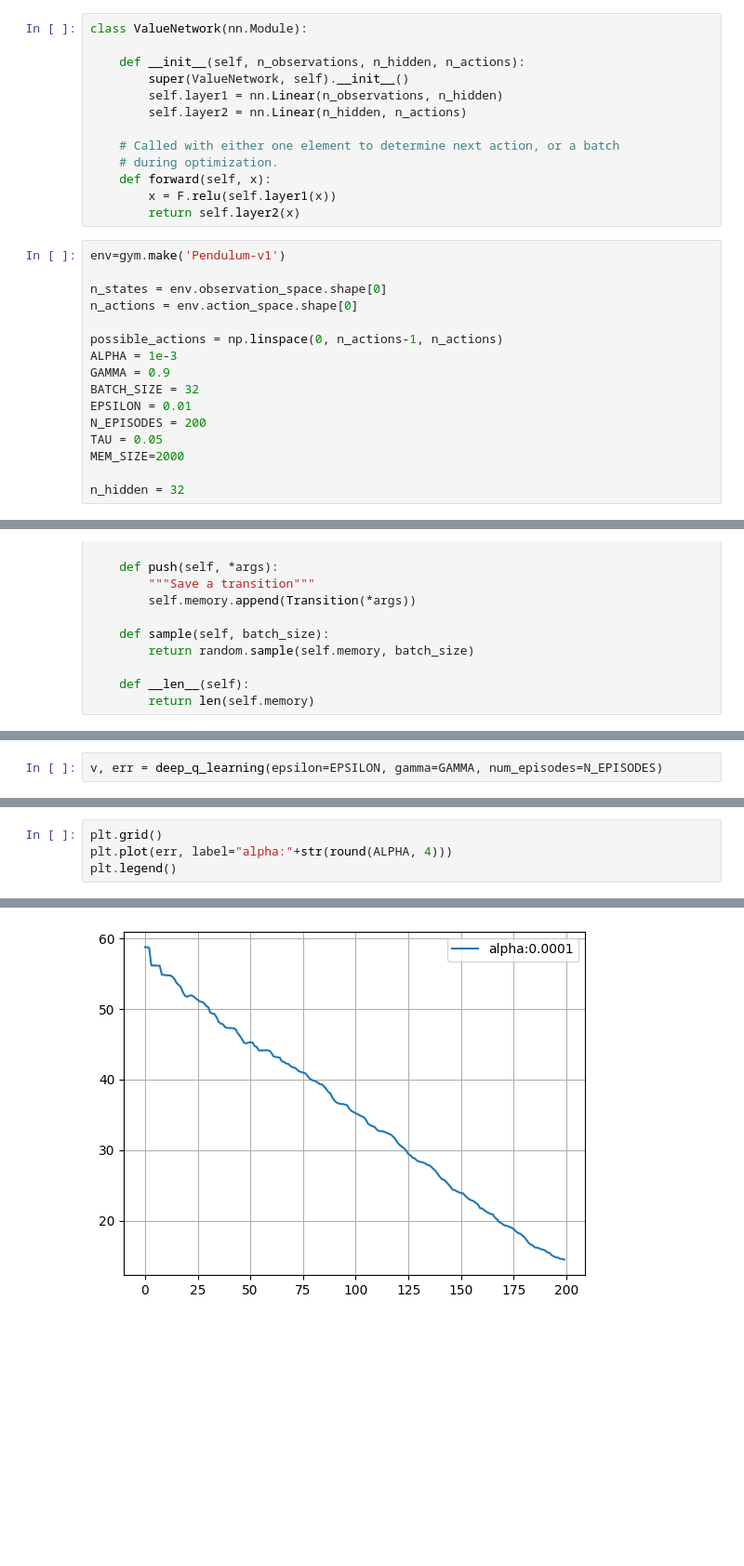
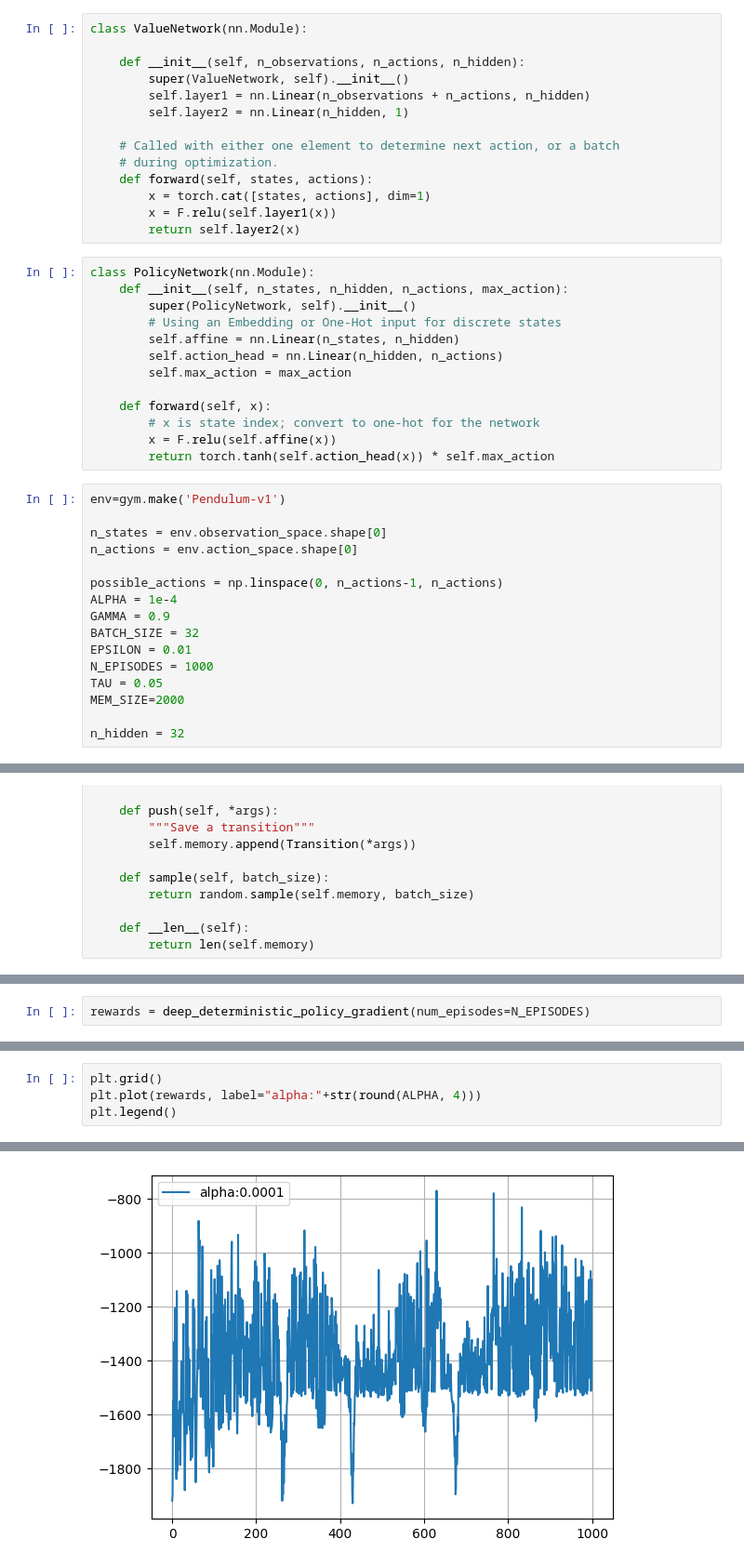
Before and after one commit to ToyProblems-xyz/Notebooks, a Jupyter notebook: src/DDPG.ipynb, the cells around one changed output, grey strips where cells are left out. Shown at 93% size. Cells and saved outputs as stored; diff of their text form; blank space fills up the shorter version.

```diff
--- a/src/DDPG.ipynb
+++ b/src/DDPG.ipynb
@@ -21,16 +21,30 @@ device = torch.device(
 # %%
 class ValueNetwork(nn.Module):
 
-    def __init__(self, n_observations, n_hidden, n_actions):
+    def __init__(self, n_observations, n_actions, n_hidden):
         super(ValueNetwork, self).__init__()
-        self.layer1 = nn.Linear(n_observations, n_hidden)
-        self.layer2 = nn.Linear(n_hidden, n_actions)
+        self.layer1 = nn.Linear(n_observations + n_actions, n_hidden)
+        self.layer2 = nn.Linear(n_hidden, 1)
 
     # Called with either one element to determine next action, or a batch
     # during optimization.
-    def forward(self, x):
+    def forward(self, states, actions):
+        x = torch.cat([states, actions], dim=1)
         x = F.relu(self.layer1(x))
         return self.layer2(x)
+# %%
+class PolicyNetwork(nn.Module):
+    def __init__(self, n_states, n_hidden, n_actions, max_action):
+        super(PolicyNetwork, self).__init__()
+        # Using an Embedding or One-Hot input for discrete states
+        self.affine = nn.Linear(n_states, n_hidden)
+        self.action_head = nn.Linear(n_hidden, n_actions)
+        self.max_action = max_action
+
+    def forward(self, x):
+        # x is state index; convert to one-hot for the network
+        x = F.relu(self.affine(x))
+        return torch.tanh(self.action_head(x)) * self.max_action
 # %%
 env=gym.make('Pendulum-v1')
 
@@ -38,11 +52,11 @@ n_states = env.observation_space.shape[0]
 n_actions = env.action_space.shape[0]
 
 possible_actions = np.linspace(0, n_actions-1, n_actions)
-ALPHA = 1e-3
+ALPHA = 1e-4
 GAMMA = 0.9
 BATCH_SIZE = 32
 EPSILON = 0.01
-N_EPISODES = 200
+N_EPISODES = 1000
 TAU = 0.05
 MEM_SIZE=2000
 
@@ -174,2 +197,2 @@ def deep_deterministic_policy_gradient(epsilon: float = 0.1, gamma: float = 1.0,
 # %%
-v, err = deep_q_learning(epsilon=EPSILON, gamma=GAMMA, num_episodes=N_EPISODES)
+rewards = deep_deterministic_policy_gradient(num_episodes=N_EPISODES)
@@ -180,7 +217,7 @@ annotated_heatmap([v], "Analytical value function")
 # %%
 plt.grid()
-plt.plot(err, label="alpha:"+str(round(ALPHA, 4)))
+plt.plot(rewards, label="alpha:"+str(round(ALPHA, 4)))
 plt.legend()
 # %% [output]
 <matplotlib.legend.Legend at 0x...>
-[figure, old version]
+[figure, new version]
```
Also changed, not shown: parts of 4 cells of this notebook, 2 other files.
